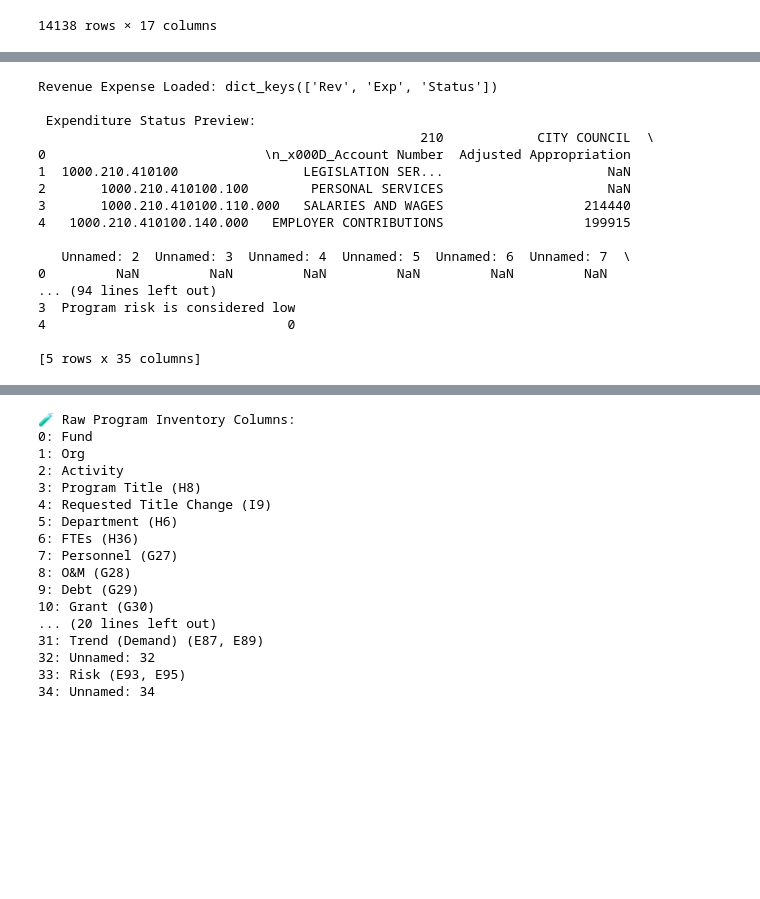
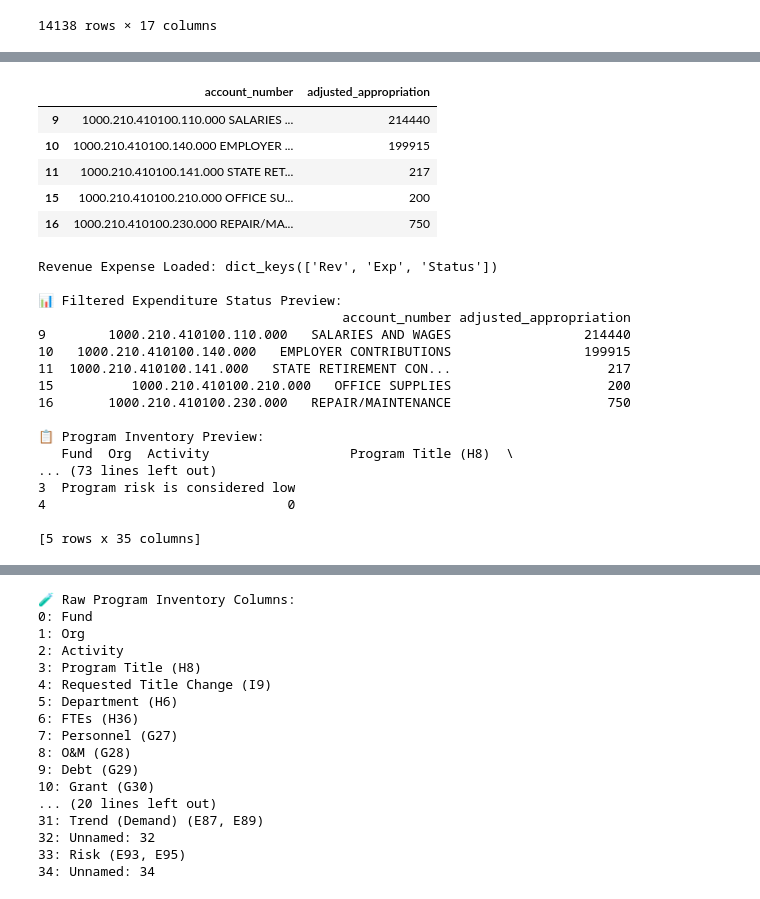
Before and after one commit to breannanpr/CityofMissoulaBudgetCapstone, a Jupyter notebook: citydata_exploratory.ipynb, the cells around one changed output, grey strips where cells are left out. Drawn from its saved outputs; the diff is of its cells as text; code cells hidden in the pictures; blank space fills up the shorter version.

```diff
--- a/citydata_exploratory.ipynb
+++ b/citydata_exploratory.ipynb
@@ -108,25 +68,77 @@ print(filtered_df)
+# %%
+### working code with prof; updated with additional logic that works.
+
+# Condition 1: Keep rows where "Unnamed: 0" has at least one digit
+condition_1 = expenditure_status["Unnamed: 0"].astype(str).str.contains(r"\d", na=False)
+
+# Condition 2: Column "Unnamed: 1" must not be empty
+condition_2 = expenditure_status["Unnamed: 1"].notna()
+
+# Condition 3: Remove rows where A is numeric and B is just text
+condition_3 = ~(
+    expenditure_status["Unnamed: 0"].astype(str).str.isnumeric() &
+    expenditure_status["Unnamed: 1"].astype(str).str.isalpha()
+)
+
+# Condition 4: Remove rows where both A and B are only alphabetic
+condition_4 = ~(
+    expenditure_status["Unnamed: 0"].astype(str).str.isalpha() &
+    expenditure_status["Unnamed: 1"].astype(str).str.isalpha()
+)
+
+# Condition 5: Keep only rows where column B contains a number (ensures a dollar amount)
+condition_5 = expenditure_status["Unnamed: 1"].astype(str).str.contains(r"\d", na=False)
+
+# Condition 6: Exclude rows where column A contains the word "Total"
+condition_6 = ~expenditure_status["Unnamed: 0"].astype(str).str.contains("Total", case=False, na=False)
+
+# Combine all logic conditions
+all_conditions = condition_1 & condition_2 & condition_3 & condition_4 & condition_5 & condition_6
+
+# Subset the filtered data
+expenditure_filtered_df = expenditure_status[all_conditions].copy()
+
+# Only keep relevant first two columns
+expenditure_filtered_df = expenditure_filtered_df.iloc[:, :2]
+
+# Rename columns for clarity
+expenditure_filtered_df.columns = ["account_number", "adjusted_appropriation"]
+
+# Preview the cleaned result
+expenditure_filtered_df.head()
+# %% [output]
+|  | account_number | adjusted_appropriation |
+| 9 | 1000.210.410100.110.000 SALARIES ... | 214440 |
+| 10 | 1000.210.410100.140.000 EMPLOYER ... | 199915 |
+| 11 | 1000.210.410100.141.000 STATE RET... | 217 |
+| 15 | 1000.210.410100.210.000 OFFICE SU... | 200 |
+| 16 | 1000.210.410100.230.000 REPAIR/MA... | 750 |
 # %%
-## Display initial previews
+## Display Preview of Files after Loading and pre-cleaning
+### Print sheet names in revenue/expense Excel file
 print("Revenue Expense Loaded:", revenue_expense.keys())
-print("\n Expenditure Status Preview:")
-print(expenditure_status.head())
 
-print("\n Program Inventory Preview:")
+### Preview filtered expenditure data (after smart logic filters)
+print("\n📊 Filtered Expenditure Status Preview:")
+print(expenditure_filtered_df.head())
+
+### Preview raw program inventory data (survey structure)
+print("\n📋 Program Inventory Preview:")
 print(program_inventory.head())
 # %% [output]
 Revenue Expense Loaded: dict_keys(['Rev', 'Exp', 'Status'])
 
- Expenditure Status Preview:
-                                                 210            CITY COUNCIL  \
-0                            \n_x000D_Account Number  Adjusted Appropriation
-1  1000.210.410100                LEGISLATION SER...                     NaN
-2       1000.210.410100.100        PERSONAL SERVICES                     NaN
-3       1000.210.410100.110.000   SALARIES AND WAGES                  214440
-4   1000.210.410100.140.000   EMPLOYER CONTRIBUTIONS                  199915
+📊 Filtered Expenditure Status Preview:
+                                       account_number adjusted_appropriation
+9        1000.210.410100.110.000   SALARIES AND WAGES                 214440
+10   1000.210.410100.140.000   EMPLOYER CONTRIBUTIONS                 199915
+11  1000.210.410100.141.000   STATE RETIREMENT CON...                    217
+15          1000.210.410100.210.000   OFFICE SUPPLIES                    200
+16       1000.210.410100.230.000   REPAIR/MAINTENANCE                    750
 
-   Unnamed: 2  Unnamed: 3  Unnamed: 4  Unnamed: 5  Unnamed: 6  Unnamed: 7  \
-0         NaN         NaN         NaN         NaN         NaN         NaN
-... (94 lines left out)
+📋 Program Inventory Preview:
+   Fund  Org  Activity                  Program Title (H8)  \
+... (73 lines left out)
 3  Program risk is considered low
 4                               0
 
```
Also changed, not shown: parts of 24 cells of this notebook, 1 other file.
